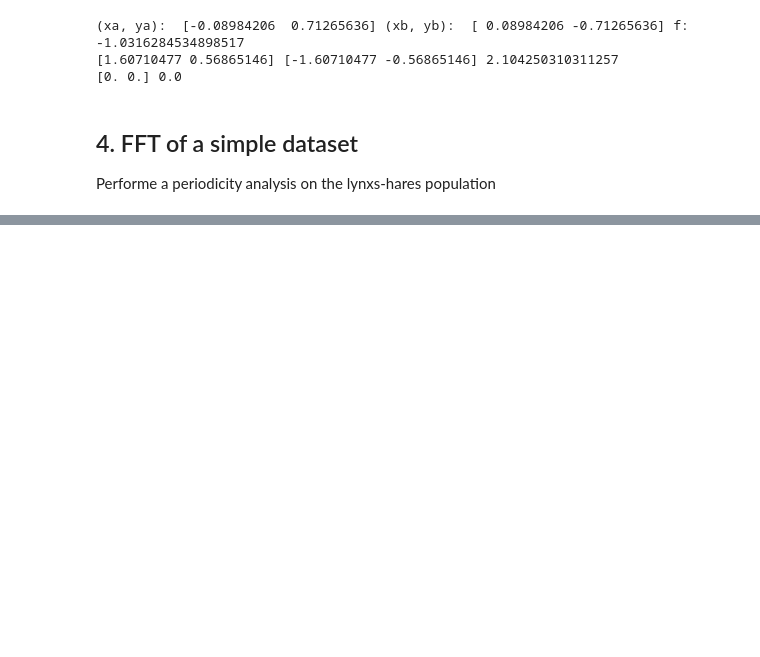
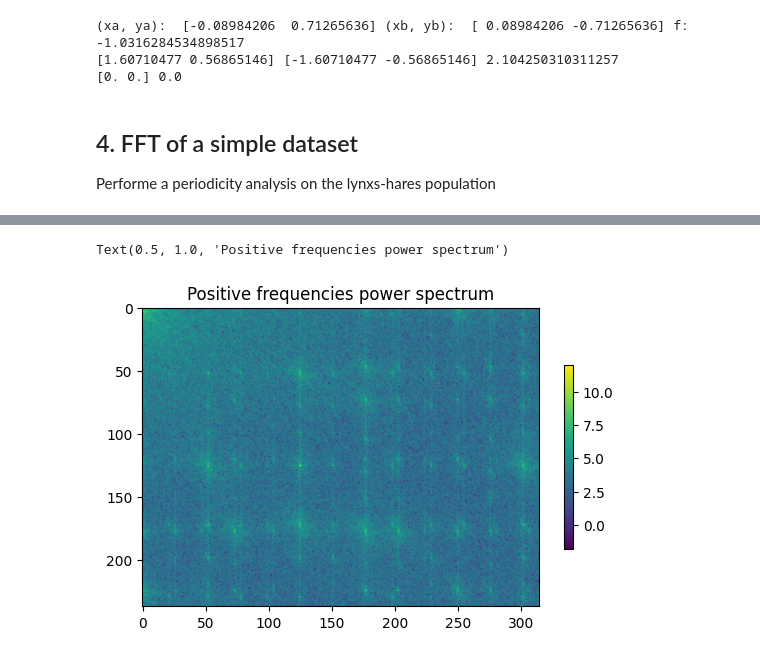
Before and after one commit to miriamzara/LaboratoryOfComputationalPhysics_Y7, a Jupyter notebook: 09_Algorithms/09ex_Algorithms.ipynb, the cells around one changed output, grey strips where cells are left out. Saved outputs shown, nothing was run; the diff lists cells and outputs as text; code cells hidden in the pictures; blank space fills up the shorter version.

```diff
--- a/09_Algorithms/09ex_Algorithms.ipynb
+++ b/09_Algorithms/09ex_Algorithms.ipynb
@@ -288,0 +314,17 @@ carrot 0.09523809523809523
+# %%
+# get the high frequencies (noise)
+
+# from the documentation:
+#The output, analogously to fft, contains the term for zero frequency
+#in the low-order corner of the transformed axes, the positive frequency
+#terms in the first half of these axes, the term for the Nyquist frequency
+#in the middle of the axes and the negative frequency terms in the second
+#half of the axes, in order of decreasingly negative frequency.
+
+fig, ax = plt.subplots()
+pos = ax.imshow(np.log(power[0:int(image.shape[0]/2), 0:int(image.shape[1]/2)]))
+fig.colorbar(pos, ax=ax,  anchor=(0, 0.5), shrink=0.5)
+plt.title("Positive frequencies power spectrum")
+# %% [output]
+Text(0.5, 1.0, 'Positive frequencies power spectrum')
+[figure, added]
```
Also changed, not shown: parts of 4 cells of this notebook, 2 other files.
